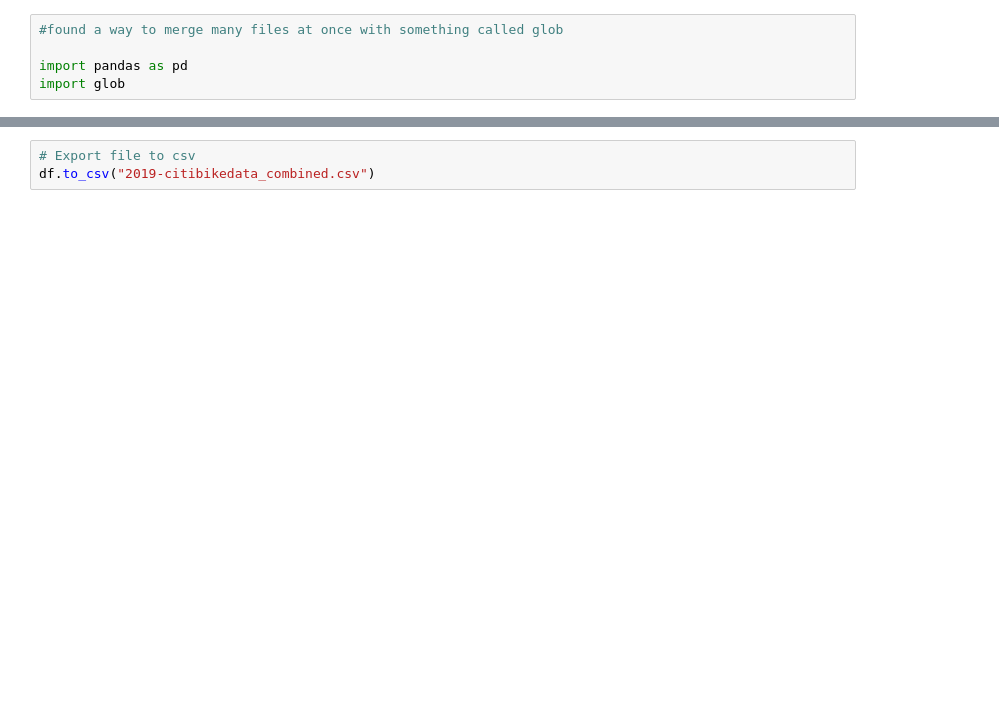
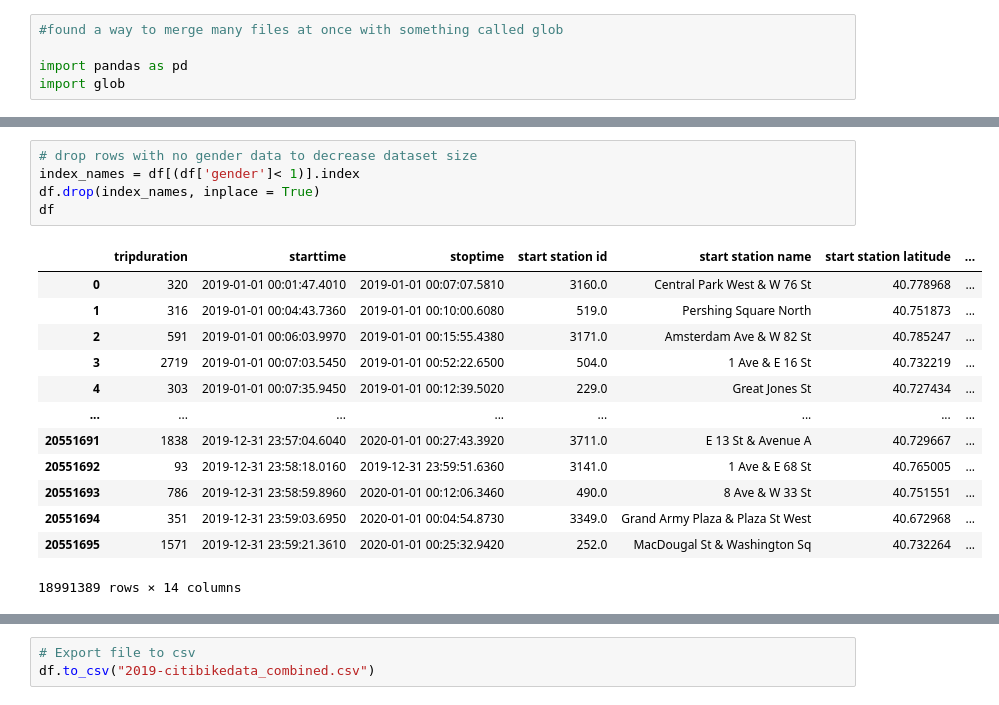
Before and after one commit to SarahZ22/Tableau_Visualizations, a Jupyter notebook: merge_files.ipynb, the cells around one changed output, grey strips where cells are left out. Drawn from its saved outputs; the diff is of its cells as text; blank space fills up the shorter version.

Commit message:
data cleanup

```diff
--- a/merge_files.ipynb
+++ b/merge_files.ipynb
@@ -23,0 +42,19 @@ df
+# %%
+# drop rows with no gender data to decrease dataset size
+index_names = df[(df['gender']< 1)].index
+df.drop(index_names, inplace = True)
+df
+# %% [output]
+|  | tripduration | starttime | stoptime | start station id | start station name | start station latitude | ... |
+| 0 | 320 | 2019-01-01 00:01:47.4010 | 2019-01-01 00:07:07.5810 | 3160.0 | Central Park West & W 76 St | 40.778968 | ... |
+| 1 | 316 | 2019-01-01 00:04:43.7360 | 2019-01-01 00:10:00.6080 | 519.0 | Pershing Square North | 40.751873 | ... |
+| 2 | 591 | 2019-01-01 00:06:03.9970 | 2019-01-01 00:15:55.4380 | 3171.0 | Amsterdam Ave & W 82 St | 40.785247 | ... |
+| 3 | 2719 | 2019-01-01 00:07:03.5450 | 2019-01-01 00:52:22.6500 | 504.0 | 1 Ave & E 16 St | 40.732219 | ... |
+| 4 | 303 | 2019-01-01 00:07:35.9450 | 2019-01-01 00:12:39.5020 | 229.0 | Great Jones St | 40.727434 | ... |
+| ... | ... | ... | ... | ... | ... | ... | ... |
+| 20551691 | 1838 | 2019-12-31 23:57:04.6040 | 2020-01-01 00:27:43.3920 | 3711.0 | E 13 St & Avenue A | 40.729667 | ... |
+| 20551692 | 93 | 2019-12-31 23:58:18.0160 | 2019-12-31 23:59:51.6360 | 3141.0 | 1 Ave & E 68 St | 40.765005 | ... |
+| 20551693 | 786 | 2019-12-31 23:58:59.8960 | 2020-01-01 00:12:06.3460 | 490.0 | 8 Ave & W 33 St | 40.751551 | ... |
+| 20551694 | 351 | 2019-12-31 23:59:03.6950 | 2020-01-01 00:04:54.8730 | 3349.0 | Grand Army Plaza & Plaza St West | 40.672968 | ... |
+| 20551695 | 1571 | 2019-12-31 23:59:21.3610 | 2020-01-01 00:25:32.9420 | 252.0 | MacDougal St & Washington Sq | 40.732264 | ... |
+18991389 rows × 14 columns
```
Also changed, not shown: parts of 3 cells of this notebook.
